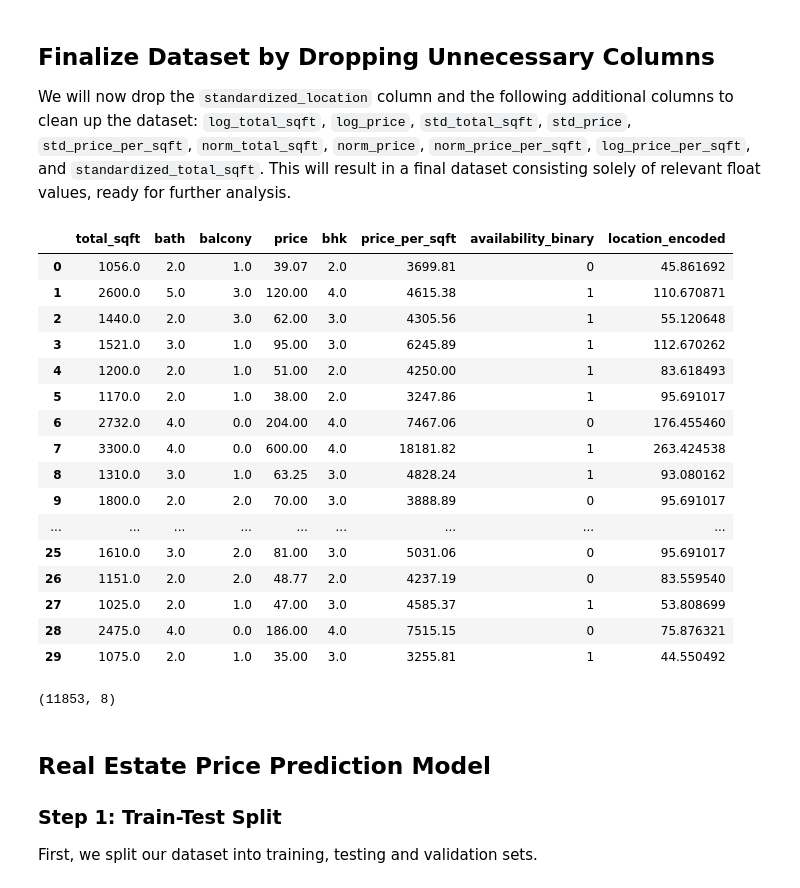
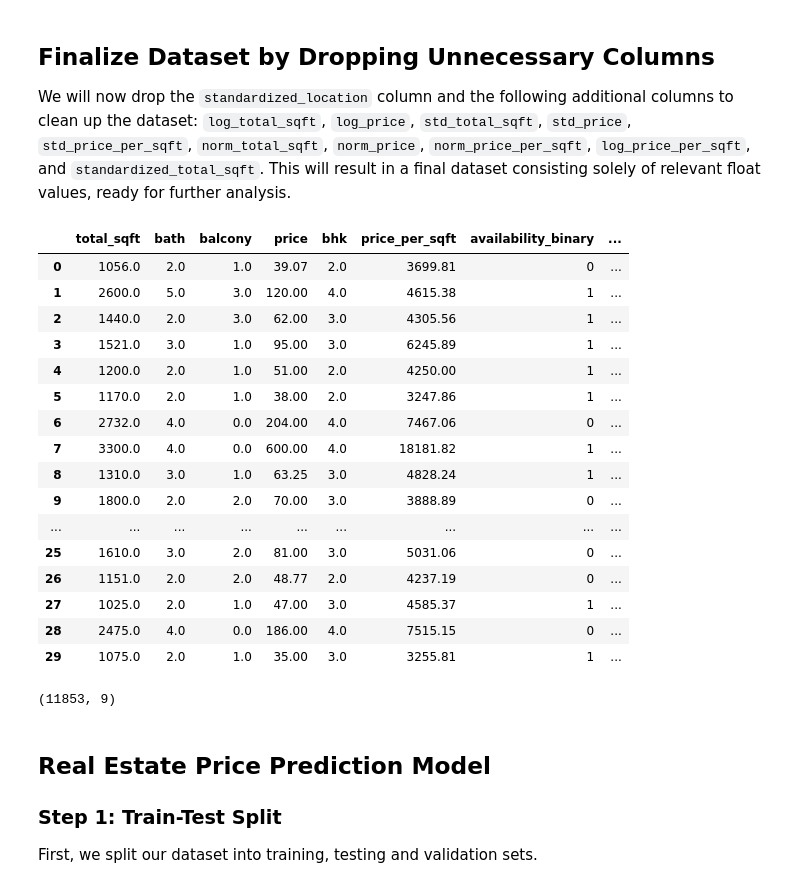
Before and after one commit to JaiDixit07/Real-Estate-Price-Prediction, a Jupyter notebook: notebook/model_notebook.ipynb, the cells around one changed output. Saved outputs shown, nothing was run; the diff lists cells and outputs as text; code cells hidden in the pictures.

```diff
--- a/notebook/model_notebook.ipynb
+++ b/notebook/model_notebook.ipynb
@@ -822,32 +822,32 @@ We will now drop the `standardized_location` column and the following additional
 # %%
 # drop the following columns standardized_location	log_total_sqft	log_price	std_total_sqft	std_price	std_price_per_sqft	norm_total_sqft	norm_price	norm_price_per_sqft	log_price_per_sqft	standardized_total_sqft
 
-df11 = df10.drop(['standardized_location', 'log_total_sqft', 'log_price', 'std_total_sqft',
+df11 = df10.drop([ 'log_total_sqft', 'log_price', 'std_total_sqft',
                    'std_price', 'std_price_per_sqft', 'norm_total_sqft', 'norm_price',
                    'norm_price_per_sqft', 'log_price_per_sqft', 'standardized_total_sqft'], axis='columns')
 df11.head(30)
 # %% [output]
-|  | total_sqft | bath | balcony | price | bhk | price_per_sqft | availability_binary | location_encoded |
-| 0 | 1056.0 | 2.0 | 1.0 | 39.07 | 2.0 | 3699.81 | 0 | 45.861692 |
-| 1 | 2600.0 | 5.0 | 3.0 | 120.00 | 4.0 | 4615.38 | 1 | 110.670871 |
-| 2 | 1440.0 | 2.0 | 3.0 | 62.00 | 3.0 | 4305.56 | 1 | 55.120648 |
-| 3 | 1521.0 | 3.0 | 1.0 | 95.00 | 3.0 | 6245.89 | 1 | 112.670262 |
-| 4 | 1200.0 | 2.0 | 1.0 | 51.00 | 2.0 | 4250.00 | 1 | 83.618493 |
-| 5 | 1170.0 | 2.0 | 1.0 | 38.00 | 2.0 | 3247.86 | 1 | 95.691017 |
-| 6 | 2732.0 | 4.0 | 0.0 | 204.00 | 4.0 | 7467.06 | 0 | 176.455460 |
-| 7 | 3300.0 | 4.0 | 0.0 | 600.00 | 4.0 | 18181.82 | 1 | 263.424538 |
-| 8 | 1310.0 | 3.0 | 1.0 | 63.25 | 3.0 | 4828.24 | 1 | 93.080162 |
-| 9 | 1800.0 | 2.0 | 2.0 | 70.00 | 3.0 | 3888.89 | 0 | 95.691017 |
+|  | total_sqft | bath | balcony | price | bhk | price_per_sqft | availability_binary | ... |
+| 0 | 1056.0 | 2.0 | 1.0 | 39.07 | 2.0 | 3699.81 | 0 | ... |
+| 1 | 2600.0 | 5.0 | 3.0 | 120.00 | 4.0 | 4615.38 | 1 | ... |
+| 2 | 1440.0 | 2.0 | 3.0 | 62.00 | 3.0 | 4305.56 | 1 | ... |
+| 3 | 1521.0 | 3.0 | 1.0 | 95.00 | 3.0 | 6245.89 | 1 | ... |
+| 4 | 1200.0 | 2.0 | 1.0 | 51.00 | 2.0 | 4250.00 | 1 | ... |
+| 5 | 1170.0 | 2.0 | 1.0 | 38.00 | 2.0 | 3247.86 | 1 | ... |
+| 6 | 2732.0 | 4.0 | 0.0 | 204.00 | 4.0 | 7467.06 | 0 | ... |
+| 7 | 3300.0 | 4.0 | 0.0 | 600.00 | 4.0 | 18181.82 | 1 | ... |
+| 8 | 1310.0 | 3.0 | 1.0 | 63.25 | 3.0 | 4828.24 | 1 | ... |
+| 9 | 1800.0 | 2.0 | 2.0 | 70.00 | 3.0 | 3888.89 | 0 | ... |
 | ... | ... | ... | ... | ... | ... | ... | ... | ... |
-| 25 | 1610.0 | 3.0 | 2.0 | 81.00 | 3.0 | 5031.06 | 0 | 95.691017 |
-| 26 | 1151.0 | 2.0 | 2.0 | 48.77 | 2.0 | 4237.19 | 0 | 83.559540 |
-| 27 | 1025.0 | 2.0 | 1.0 | 47.00 | 3.0 | 4585.37 | 1 | 53.808699 |
-| 28 | 2475.0 | 4.0 | 0.0 | 186.00 | 4.0 | 7515.15 | 0 | 75.876321 |
-| 29 | 1075.0 | 2.0 | 1.0 | 35.00 | 3.0 | 3255.81 | 1 | 44.550492 |
+| 25 | 1610.0 | 3.0 | 2.0 | 81.00 | 3.0 | 5031.06 | 0 | ... |
+| 26 | 1151.0 | 2.0 | 2.0 | 48.77 | 2.0 | 4237.19 | 0 | ... |
+| 27 | 1025.0 | 2.0 | 1.0 | 47.00 | 3.0 | 4585.37 | 1 | ... |
+| 28 | 2475.0 | 4.0 | 0.0 | 186.00 | 4.0 | 7515.15 | 0 | ... |
+| 29 | 1075.0 | 2.0 | 1.0 | 35.00 | 3.0 | 3255.81 | 1 | ... |
 # %%
 df11.shape
 # %% [output]
-(11853, 8)
+(11853, 9)
 # %%
 # # Save DataFrame to CSV with an absolute path
 # df11.to_csv('data/transformed_and_cleaned_data.csv', index=False)
```
Also changed, not shown: parts of 5 cells of this notebook, 2 other files.
